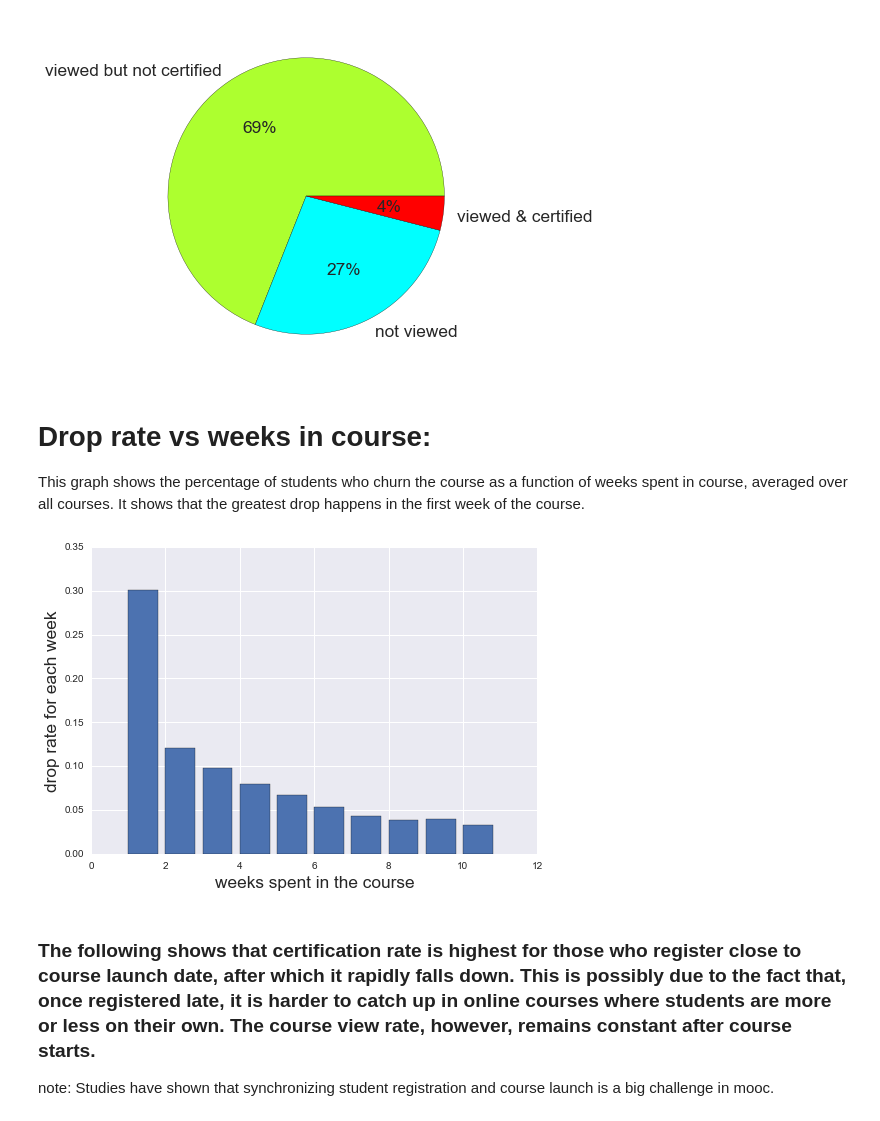
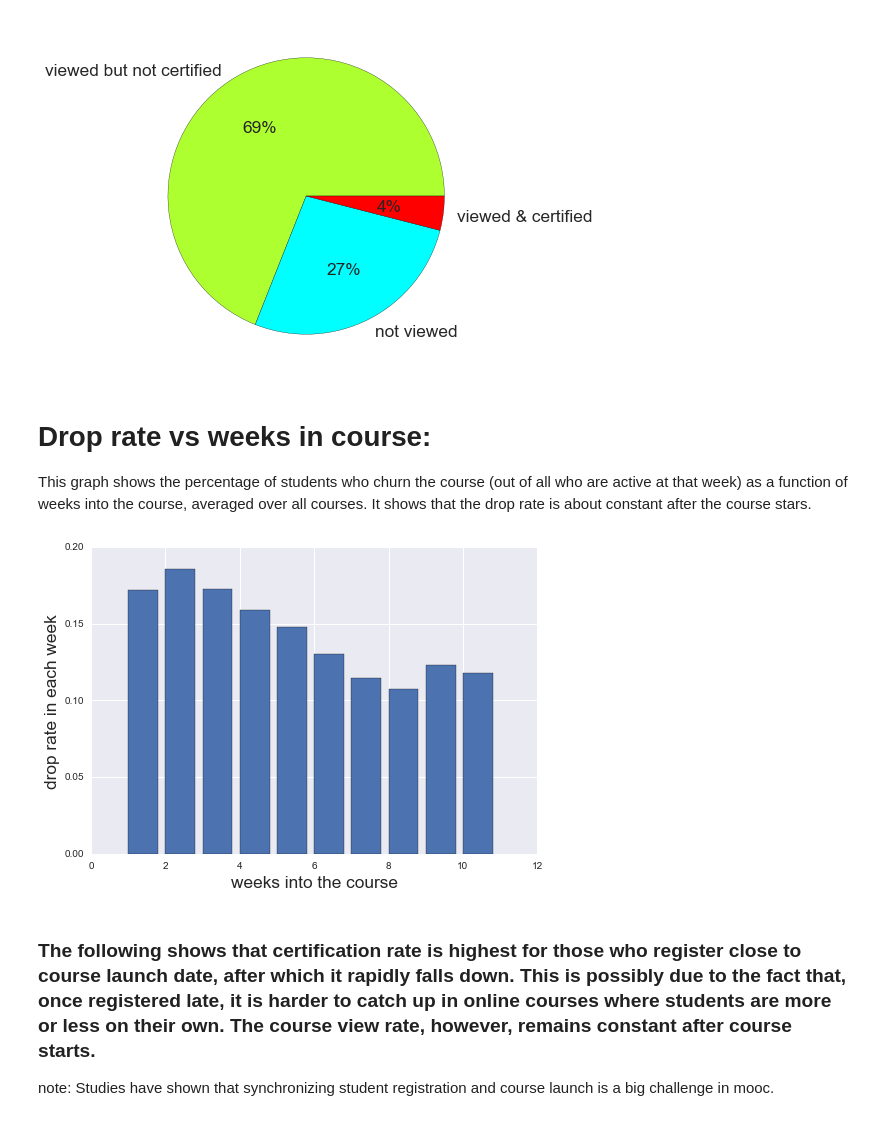
Before and after one commit to hadi-ds/mooc, a Jupyter notebook: DataPreparation.ipynb, the cells around one changed output. Drawn from its saved outputs; the diff is of its cells as text; code cells hidden in the pictures.

```diff
--- a/DataPreparation.ipynb
+++ b/DataPreparation.ipynb
@@ -295,30 +295,32 @@ plt.show()
 [figure]
 # %% [markdown]
 # Drop rate vs weeks in course:
-This graph shows the percentage of students who churn the course as a function of weeks spent in course, averaged over all courses. It shows that the greatest drop happens in the first week of the course.
+This graph shows the percentage of students who churn the course (out of all who are active at that week) as a function of weeks into the course, averaged over all courses. It shows that the drop rate is about constant after the course stars.
 # %%
-courses = df['course_id'].unique()
+courses = df_out['course_id'].unique()
 x = linspace(1, 10, 10)
 
 st = [0 for i in xrange(10)]
 for c in courses:
-    df_course = df[df['course_id'] == c]
+    df_course = df_out[df_out['course_id'] == c]
+    #df_course = df_course[df_course['last_event_to_launch'] > 0]
     df_course.index = arange(df_course.shape[0])
     n_students = []
     for wk in xrange(10):
-        temp = df_course[df_course['last_event_to_launch'] >= wk]
-        temp = temp[temp['last_event_to_launch'] < wk+1]
-        n_students.append(len(temp)/float(df_course.shape[0]))
+        all_after = df_course[df_course['last_event_to_launch'] >= wk]
+        #temp = df_course[df_course['last_event_to_launch'] >= wk]
+        #temp = temp[temp['last_event_to_launch'] < wk+1]
+        temp = all_after[all_after['last_event_to_launch'] < wk+1]
+        n_students.append(len(temp)/float(all_after.shape[0]))
 
-        #n_students.append(sum(df_course['weeks_in_course'] == wk)/float(df_course.shape[0]))
     st = np.add(st, n_students)
 
-plt.xlabel('weeks spent in the course', fontsize = 'xx-large')
-plt.ylabel('drop rate for each week', fontsize = 'xx-large')
+plt.xlabel('weeks into the course', fontsize = 'xx-large')
+plt.ylabel('drop rate in each week', fontsize = 'xx-large')
 
 plt.bar(x, st/10.);
 # %% [output]
-[figure, old version]
+[figure, new version]
 # %% [markdown]
 ### The following shows that certification rate is highest for those who register close to course launch date, after which it rapidly falls down. This is possibly due to the fact that, once registered late, it is harder to catch up in online courses where students are more or less on their own. The course view rate, however, remains constant after course starts.
 note: Studies have shown that synchronizing student registration and course launch is a big challenge in mooc.
```
Also changed, not shown: parts of 1 cell of this notebook.
